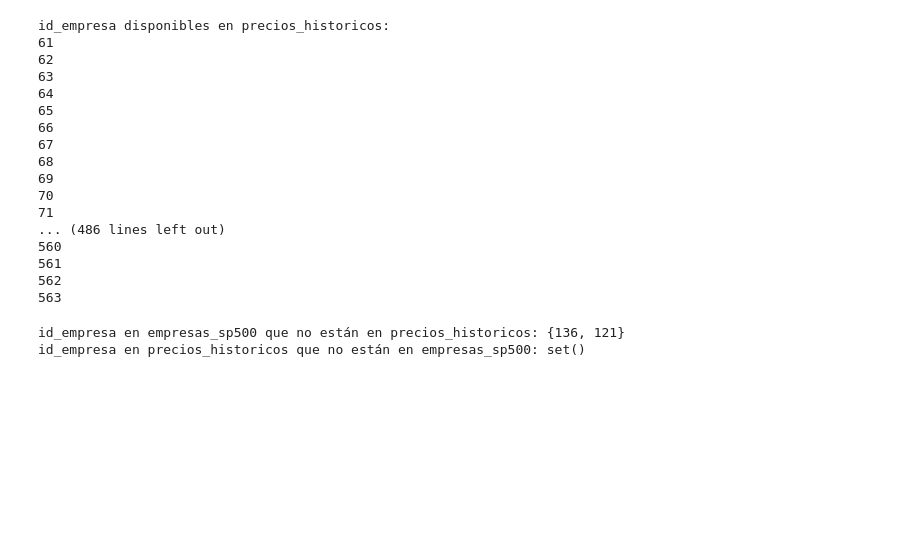
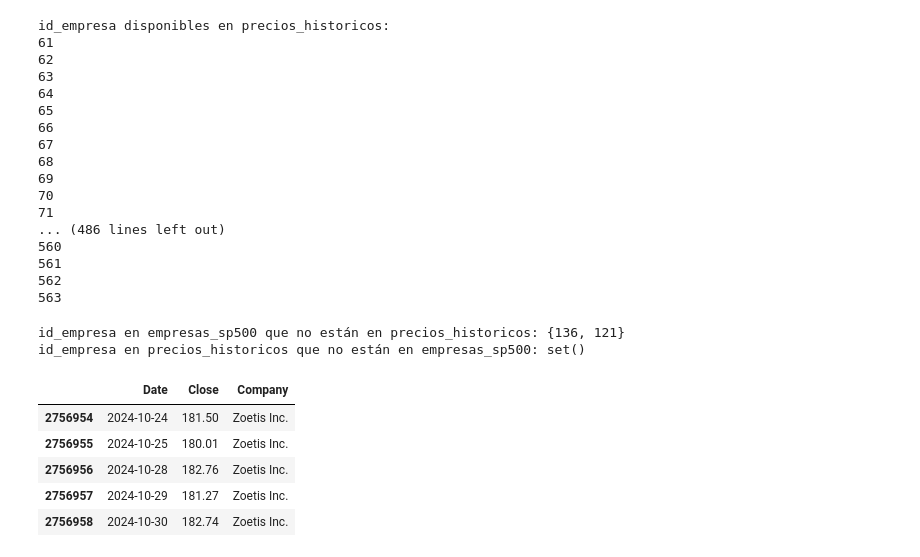
Before and after one commit to jaldonza/ProyectoPFB, a Jupyter notebook: Streamlit/funciones_streamlit.ipynb, the cells around one changed output. Saved outputs shown, nothing was run; the diff lists cells and outputs as text; code cells hidden in the pictures; blank space fills up the shorter version.

```diff
--- a/Streamlit/funciones_streamlit.ipynb
+++ b/Streamlit/funciones_streamlit.ipynb
@@ -855,0 +858,11 @@ id_empresa en precios_historicos que no están en empresas_sp500: set()
+# %%
+df=obtener_cotizaciones()
+# %%
+df.tail()
+# %% [output]
+|  | Date | Close | Company |
+| 2756954 | 2024-10-24 | 181.50 | Zoetis Inc. |
+| 2756955 | 2024-10-25 | 180.01 | Zoetis Inc. |
+| 2756956 | 2024-10-28 | 182.76 | Zoetis Inc. |
+| 2756957 | 2024-10-29 | 181.27 | Zoetis Inc. |
+| 2756958 | 2024-10-30 | 182.74 | Zoetis Inc. |
```
Also changed, not shown: parts of 1 cell of this notebook.
